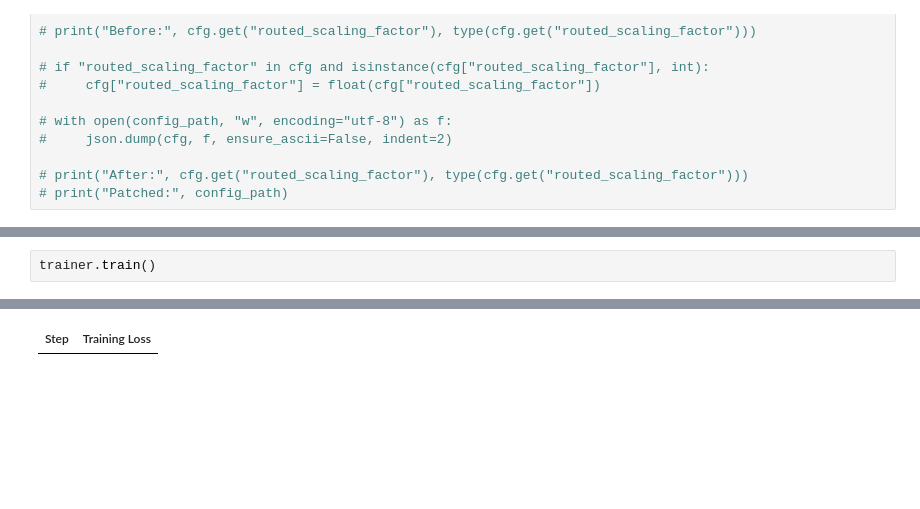
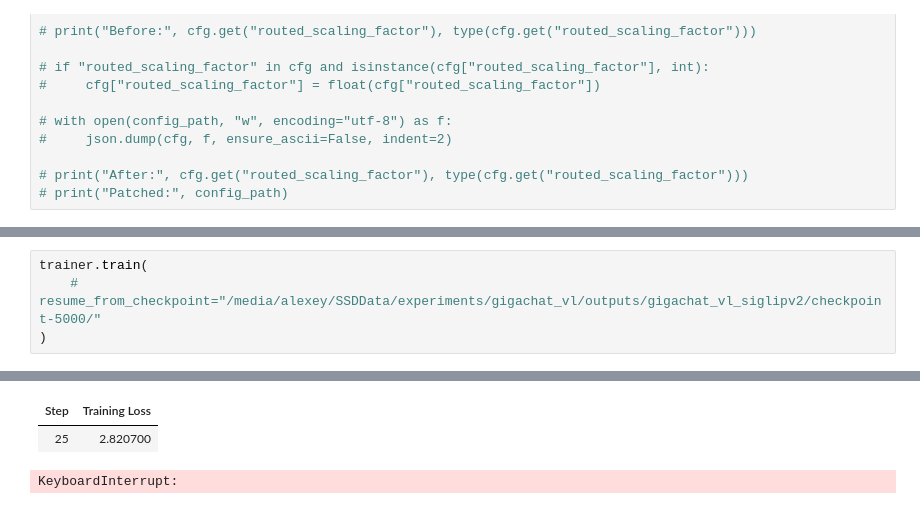
Before and after one commit to alexeyskov/gigachat_vl, a Jupyter notebook: notebooks/train_gigachat_vl.ipynb, the cells around one changed output, grey strips where cells are left out. Saved outputs shown, nothing was run; the diff lists cells and outputs as text; blank space fills up the shorter version.

```diff
--- a/notebooks/train_gigachat_vl.ipynb
+++ b/notebooks/train_gigachat_vl.ipynb
@@ -174,3 +293,5 @@ trainable params: 15,624,192 || all params: 10,687,414,784 || trainable%: 0.1462
 # %%
-trainer.train()
+trainer.train(
+    # resume_from_checkpoint="/media/alexey/SSDData/experiments/gigachat_vl/outputs/gigachat_vl_siglipv2/checkpoint-5000/"
+)
 # %% [output]
@@ -178,4 +299,6 @@ trainer.train()
 | Step | Training Loss |
+| 25 | 2.820700 |
+KeyboardInterrupt:
 # %%
 save_artifacts(model, OUTPUT_DIR)
 print(f"Saved final artifacts to: {OUTPUT_DIR}")
```
Also changed, not shown: parts of 5 cells of this notebook, 4 other files.
